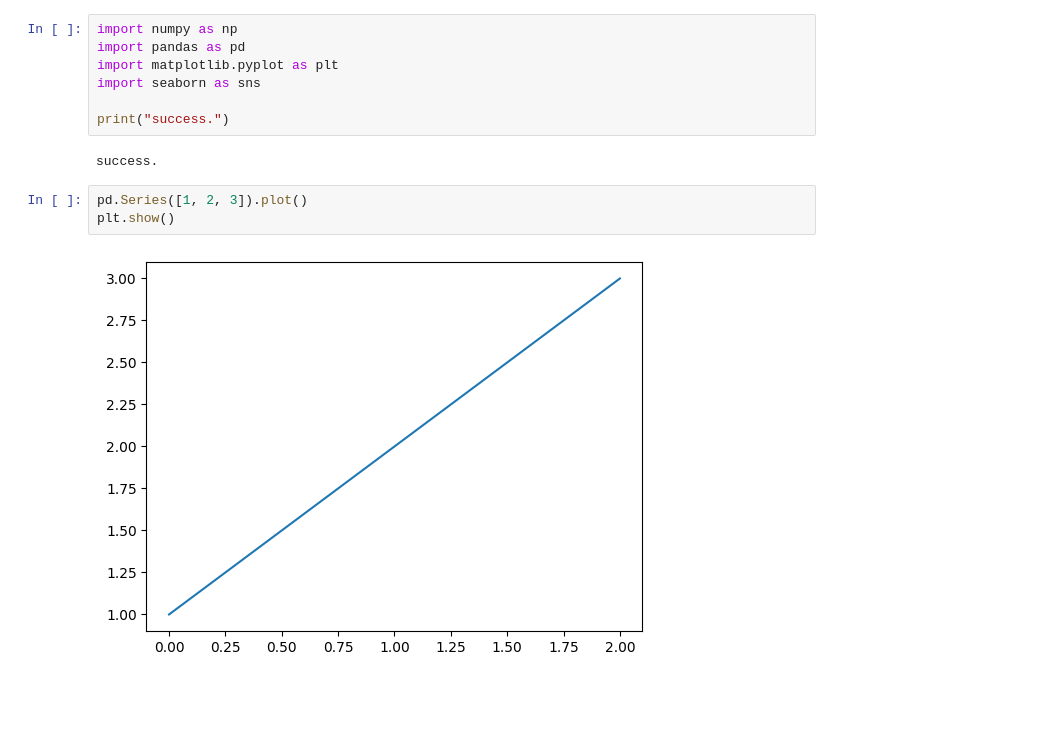
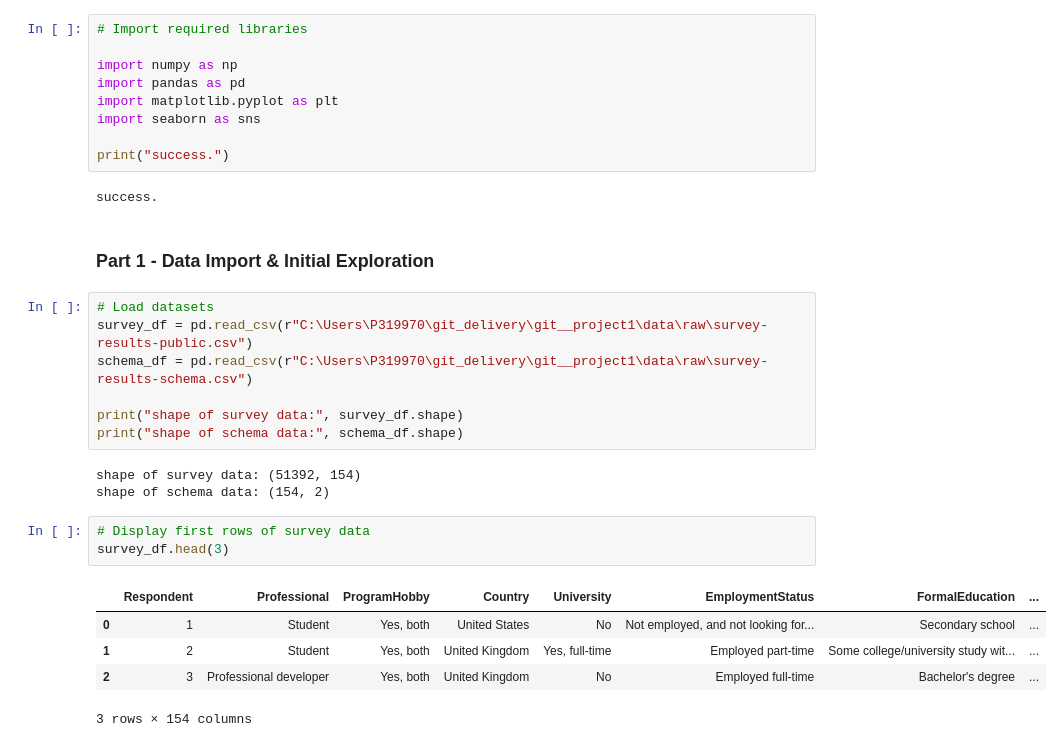
Before and after one commit to johannesgolling-web/git__project1, a Jupyter notebook: notebooks/project_udacity.ipynb, the cells around one changed output. Drawn from its saved outputs; the diff is of its cells as text; blank space fills up the shorter version.

```diff
--- a/notebooks/project_udacity.ipynb
+++ b/notebooks/project_udacity.ipynb
@@ -1,4 +1,6 @@
 # %%
+# Import required libraries
+
 import numpy as np
 import pandas as pd
 import matplotlib.pyplot as plt
@@ -7,8 +9,24 @@ import seaborn as sns
 print("success.")
 # %% [output]
 success.
-# %%
-pd.Series([1, 2, 3]).plot()
-plt.show()
-# %% [output]
-[figure, removed]
+# %% [markdown]
+### Part 1 - Data Import & Initial Exploration
+# %%
+# Load datasets
+survey_df = pd.read_csv(r"C:\Users\P319970\git_delivery\git__project1\data\raw\survey-results-public.csv")
+schema_df = pd.read_csv(r"C:\Users\P319970\git_delivery\git__project1\data\raw\survey-results-schema.csv")
+
+print("shape of survey data:", survey_df.shape)
+print("shape of schema data:", schema_df.shape)
+# %% [output]
+shape of survey data: (51392, 154)
+shape of schema data: (154, 2)
+# %%
+# Display first rows of survey data
+survey_df.head(3)
+# %% [output]
+|  | Respondent | Professional | ProgramHobby | Country | University | EmploymentStatus | FormalEducation | ... |
+| 0 | 1 | Student | Yes, both | United States | No | Not employed, and not looking for... | Secondary school | ... |
+| 1 | 2 | Student | Yes, both | United Kingdom | Yes, full-time | Employed part-time | Some college/university study wit... | ... |
+| 2 | 3 | Professional developer | Yes, both | United Kingdom | No | Employed full-time | Bachelor's degree | ... |
+3 rows × 154 columns
```
Also changed, not shown: parts of 14 cells of this notebook.
